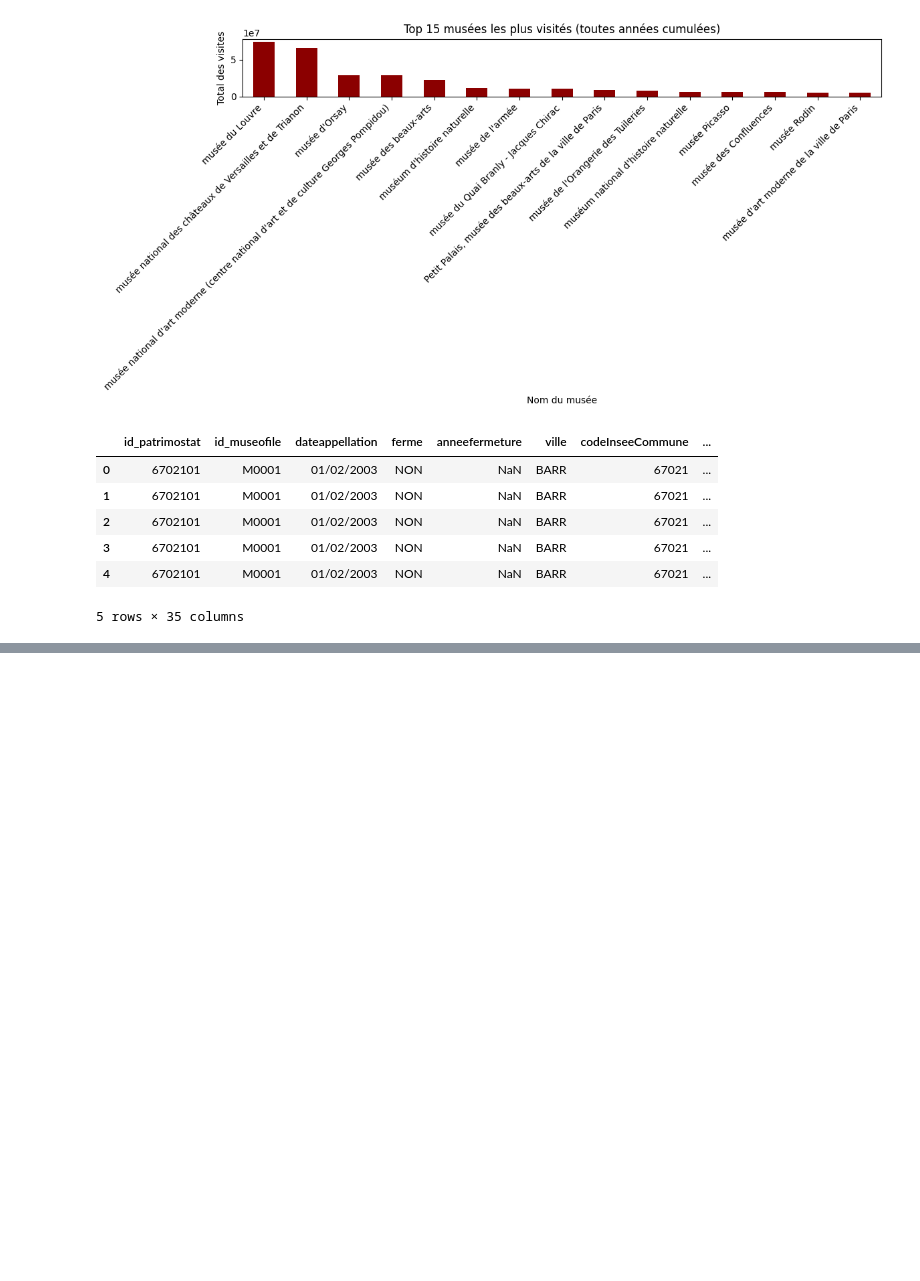
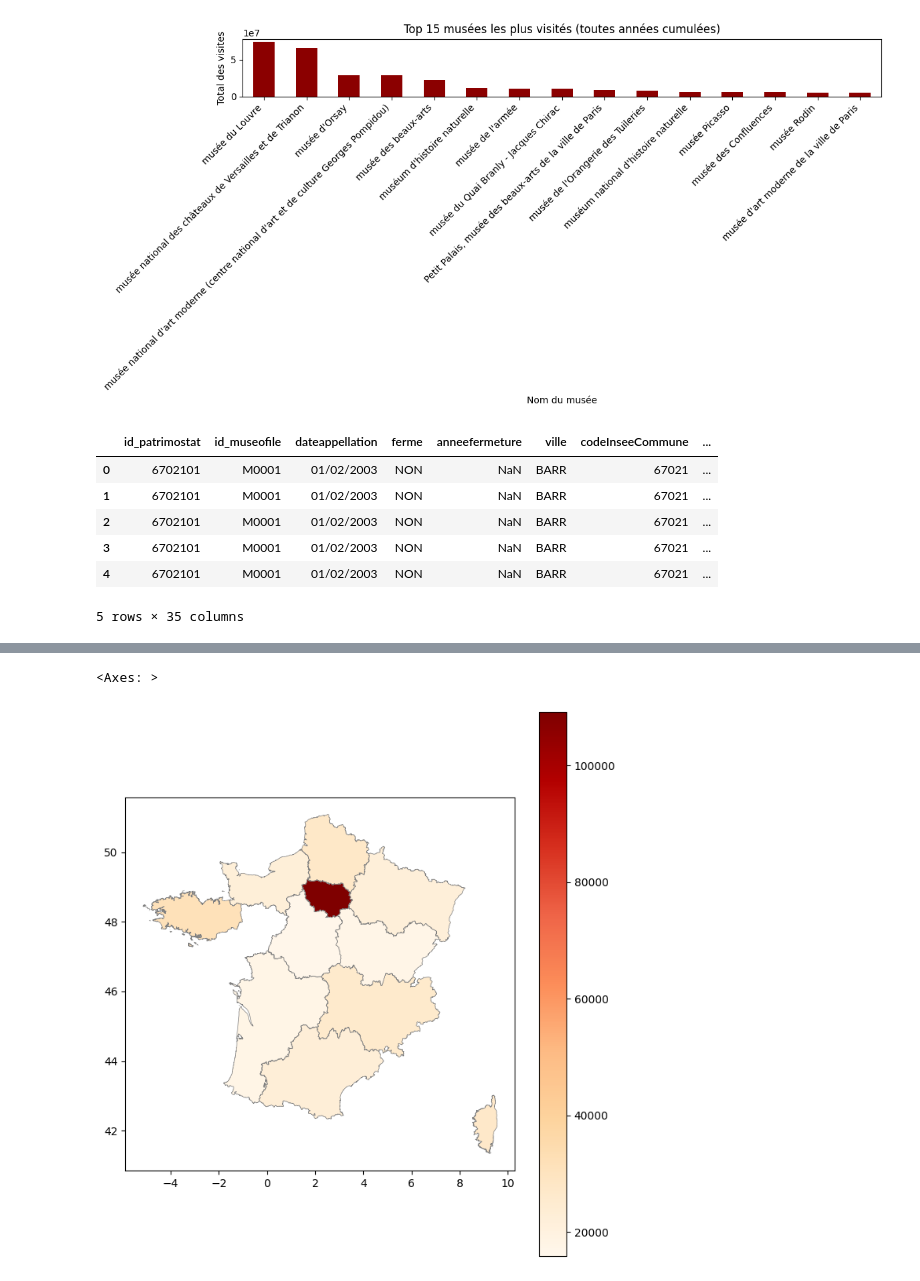
Before and after one commit to emmabezombes/prediction-musee, a Jupyter notebook: notebook/notebook_musees.ipynb, the cells around one changed output, grey strips where cells are left out. Cells and saved outputs as stored; diff of their text form; code cells hidden in the pictures; blank space fills up the shorter version.

```diff
--- a/notebook/notebook_musees.ipynb
+++ b/notebook/notebook_musees.ipynb
@@ -147,0 +176,38 @@ plt.show()
+# %%
+#carte des frequentations
+# Fréquentation moyenne par région
+df_region = (
+    df.groupby("region")["total"]
+      .mean()
+      .reset_index()
+      .rename(columns={"total": "frequentation_moyenne"})
+)
+
+df_region.head()
+
+# Harmoniser pour jointure
+df_region["region_clean"] = df_region["region"].str.strip().str.lower()
+france["region_clean"] = france["LIBELLE_REGION"].str.strip().str.lower()
+
+france_reg = france.merge(
+    df_region[["region_clean", "frequentation_moyenne"]],
+    on="region_clean",
+    how="left"
+)
+
+fig, ax = plt.subplots(figsize=(8, 9))
+
+#attention valeurs aberrantes de l'IdF : refaire
+france_reg.plot(
+    column="frequentation_moyenne",
+    ax=ax,
+    cmap="OrRd",
+    legend=True,
+    edgecolor="grey",
+    linewidth=0.5,
+    vmin=df_region["frequentation_moyenne"].quantile(0.05),
+    vmax=df_region["frequentation_moyenne"].quantile(0.95),
+)
+# %% [output]
+<Axes: >
+[figure, added]
```
Also changed, not shown: parts of 2 cells of this notebook.
